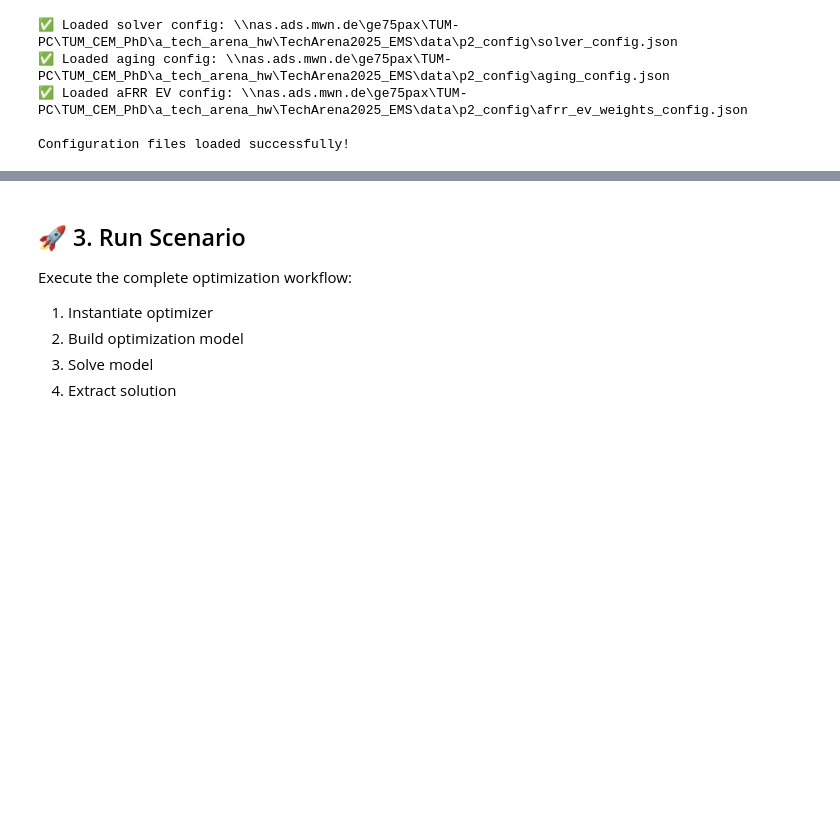
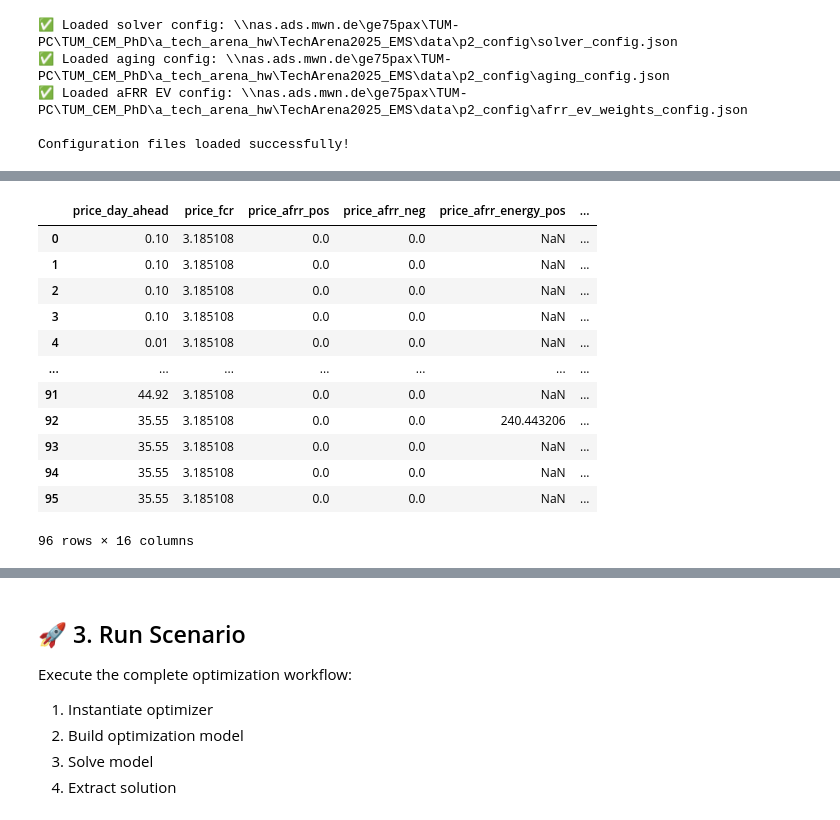
Before and after one commit to GenLI3202/TechArena2025_EMS, a Jupyter notebook: notebook/p2b_optimizer.ipynb, the cells around one changed output, grey strips where cells are left out. Drawn from its saved outputs; the diff is of its cells as text; code cells hidden in the pictures; blank space fills up the shorter version.

Commit message:
docs: Update optimizer notebook with Phase 2 data support

```diff
--- a/notebook/p2b_optimizer.ipynb
+++ b/notebook/p2b_optimizer.ipynb
@@ -134,7 +136,7 @@ Configuration files loaded successfully!
 TEST_COUNTRY = "HU"              # Options: DE_LU, AT, CH, HU, CZ
 TEST_C_RATE = 0.5                # Options: 0.25, 0.33, 0.5
 TEST_ALPHA = 1.0                 # Degradation weight (for Model II/III)
-TEST_TIME_HORIZON_HOURS = 36     # Time horizon in hours
+TEST_TIME_HORIZON_HOURS = 24     # Time horizon in hours
 TEST_START_STEP = 0              # Starting time step (15-min intervals)
 TEST_MODEL = "III"               # Options: "I", "II", "III"
 USE_EV_WEIGHTING = False         # Enable aFRR expected value weighting
@@ -238,0 +255,16 @@ print(f"   aFRR- Price: {data_slice['price_afrr_neg'].min():.2f} - {data_slice['
+# %%
+data_slice
+# %% [output]
+|  | price_day_ahead | price_fcr | price_afrr_pos | price_afrr_neg | price_afrr_energy_pos | ... |
+| 0 | 0.10 | 3.185108 | 0.0 | 0.0 | NaN | ... |
+| 1 | 0.10 | 3.185108 | 0.0 | 0.0 | NaN | ... |
+| 2 | 0.10 | 3.185108 | 0.0 | 0.0 | NaN | ... |
+| 3 | 0.10 | 3.185108 | 0.0 | 0.0 | NaN | ... |
+| 4 | 0.01 | 3.185108 | 0.0 | 0.0 | NaN | ... |
+| ... | ... | ... | ... | ... | ... | ... |
+| 91 | 44.92 | 3.185108 | 0.0 | 0.0 | NaN | ... |
+| 92 | 35.55 | 3.185108 | 0.0 | 0.0 | 240.443206 | ... |
+| 93 | 35.55 | 3.185108 | 0.0 | 0.0 | NaN | ... |
+| 94 | 35.55 | 3.185108 | 0.0 | 0.0 | NaN | ... |
+| 95 | 35.55 | 3.185108 | 0.0 | 0.0 | NaN | ... |
+96 rows × 16 columns
```
Also changed, not shown: parts of 4 cells of this notebook, 2 other files.
